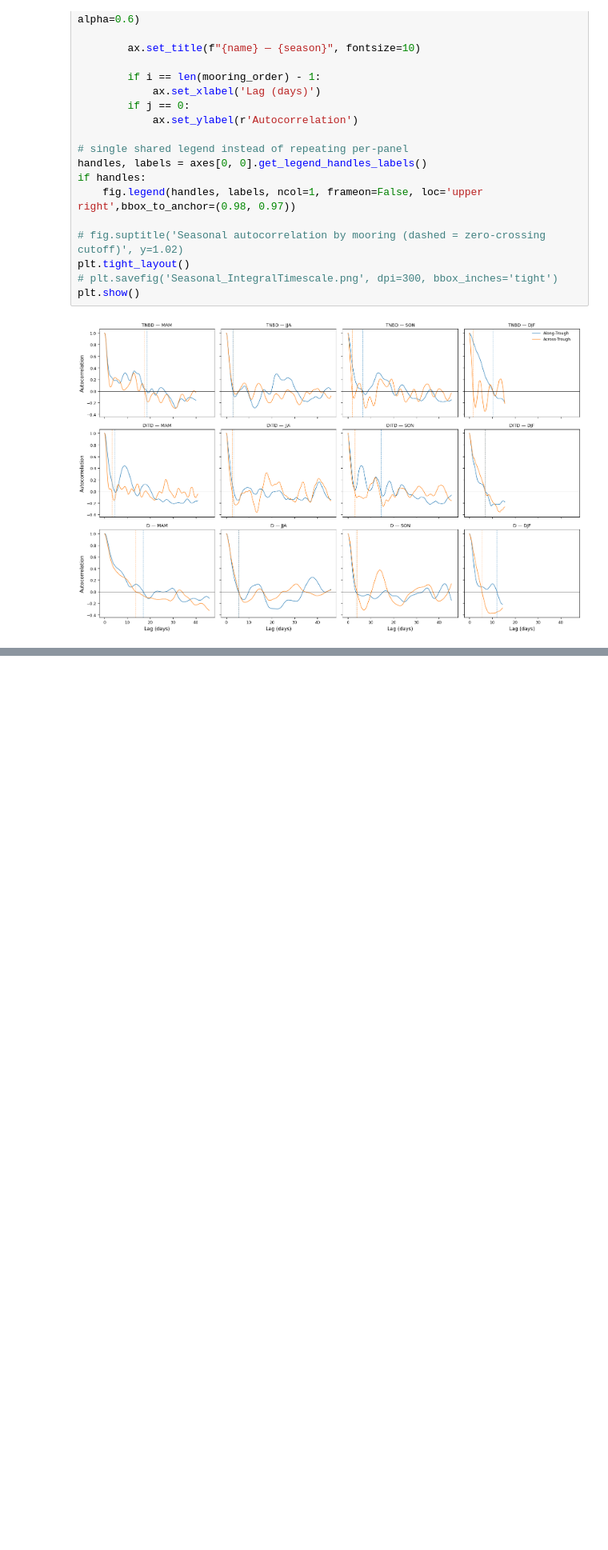
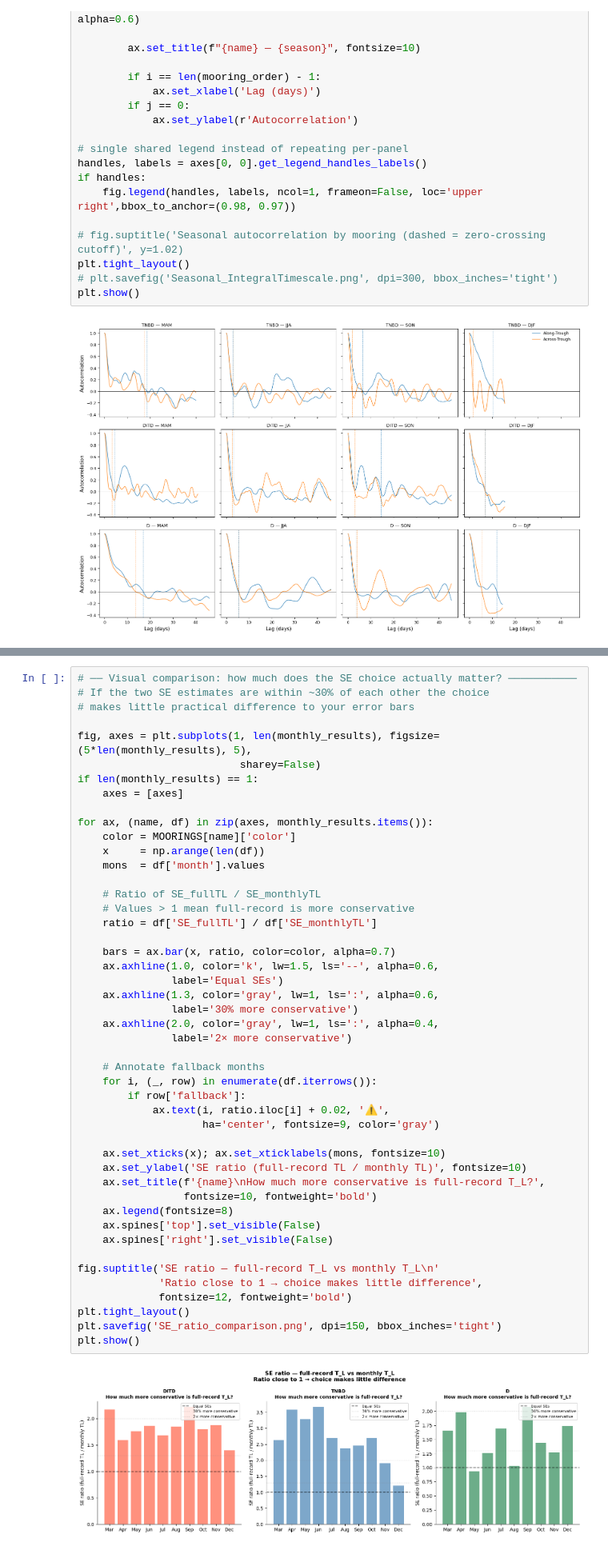
Before and after one commit to MackenzieBlanusa/TNB_tools, a Jupyter notebook: MastersThesis/Integral_Timescale.ipynb, the cells around one changed output, grey strips where cells are left out. Shown at 80% size. Saved outputs shown, nothing was run; the diff lists cells and outputs as text; blank space fills up the shorter version.

```diff
--- a/MastersThesis/Integral_Timescale.ipynb
+++ b/MastersThesis/Integral_Timescale.ipynb
@@ -1378,0 +2222,49 @@ plt.show()
+# %%
+# ── Visual comparison: how much does the SE choice actually matter? ───────────
+# If the two SE estimates are within ~30% of each other the choice
+# makes little practical difference to your error bars
+
+fig, axes = plt.subplots(1, len(monthly_results), figsize=(5*len(monthly_results), 5),
+                          sharey=False)
+if len(monthly_results) == 1:
+    axes = [axes]
+
+for ax, (name, df) in zip(axes, monthly_results.items()):
+    color = MOORINGS[name]['color']
+    x     = np.arange(len(df))
+    mons  = df['month'].values
+
+    # Ratio of SE_fullTL / SE_monthlyTL
+    # Values > 1 mean full-record is more conservative
+    ratio = df['SE_fullTL'] / df['SE_monthlyTL']
+
+    bars = ax.bar(x, ratio, color=color, alpha=0.7)
+    ax.axhline(1.0, color='k', lw=1.5, ls='--', alpha=0.6,
+               label='Equal SEs')
+    ax.axhline(1.3, color='gray', lw=1, ls=':', alpha=0.6,
+               label='30% more conservative')
+    ax.axhline(2.0, color='gray', lw=1, ls=':', alpha=0.4,
+               label='2× more conservative')
+
+    # Annotate fallback months
+    for i, (_, row) in enumerate(df.iterrows()):
+        if row['fallback']:
+            ax.text(i, ratio.iloc[i] + 0.02, '⚠',
+                    ha='center', fontsize=9, color='gray')
+
+    ax.set_xticks(x); ax.set_xticklabels(mons, fontsize=10)
+    ax.set_ylabel('SE ratio (full-record TL / monthly TL)', fontsize=10)
+    ax.set_title(f'{name}\nHow much more conservative is full-record T_L?',
+                 fontsize=10, fontweight='bold')
+    ax.legend(fontsize=8)
+    ax.spines['top'].set_visible(False)
+    ax.spines['right'].set_visible(False)
+
+fig.suptitle('SE ratio — full-record T_L vs monthly T_L\n'
+             'Ratio close to 1 → choice makes little difference',
+             fontsize=12, fontweight='bold')
+plt.tight_layout()
+plt.savefig('SE_ratio_comparison.png', dpi=150, bbox_inches='tight')
+plt.show()
+# %% [output]
+[figure, added]
```
Also changed, not shown: parts of 13 cells of this notebook.
